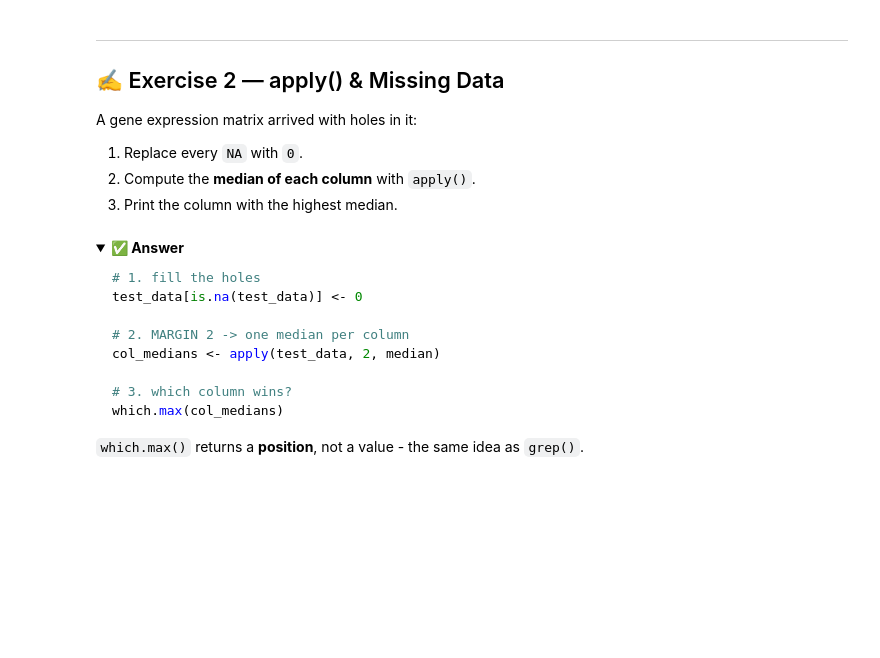
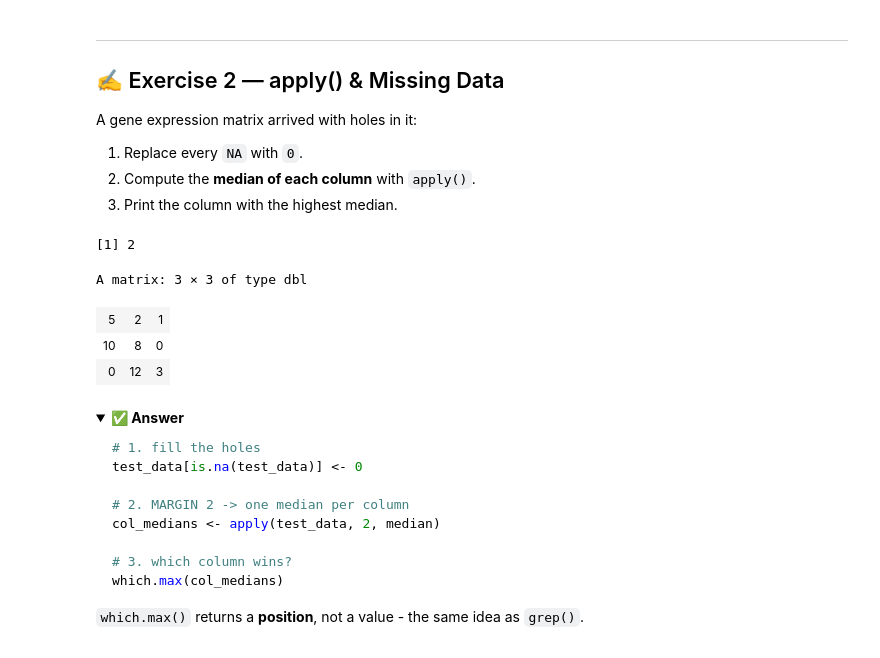
Before and after one commit to hoamaisam/BULK2026, a Jupyter notebook: lecture_06_R_Data_Manipulation_Management.ipynb, the cells around one changed output. Drawn from its saved outputs; the diff is of its cells as text; code cells hidden in the pictures; folded sections open; blank space fills up the shorter version.

```diff
--- a/lecture_06_R_Data_Manipulation_Management.ipynb
+++ b/lecture_06_R_Data_Manipulation_Management.ipynb
@@ -472,11 +496,19 @@ A gene expression matrix arrived with holes in it:
 3. Print the column with the highest median.
 # %%
 test_data <- matrix(c(5, 10, NA, 2, 8, 12, 1, NA, 3), nrow = 3, ncol = 3)
+
+
+test_data[is.na(test_data)] <- 0
+col_medians <- apply(test_data, 2, median)
+which.max(col_medians)
+
 test_data
-
-# 1. test_data[is.na(test_data)] <- 0
-# 2. col_medians <- apply(test_data, 2, median)
-# 3. which.max(col_medians)
+# %% [output]
+[1] 2
+A matrix: 3 × 3 of type dbl
+| 5 | 2 | 1 |
+| 10 | 8 | 0 |
+| 0 | 12 | 3 |
 # %% [markdown]
 <details>
 <summary><b>✅ Answer</b></summary>
```
Also changed, not shown: parts of 8 cells of this notebook.
